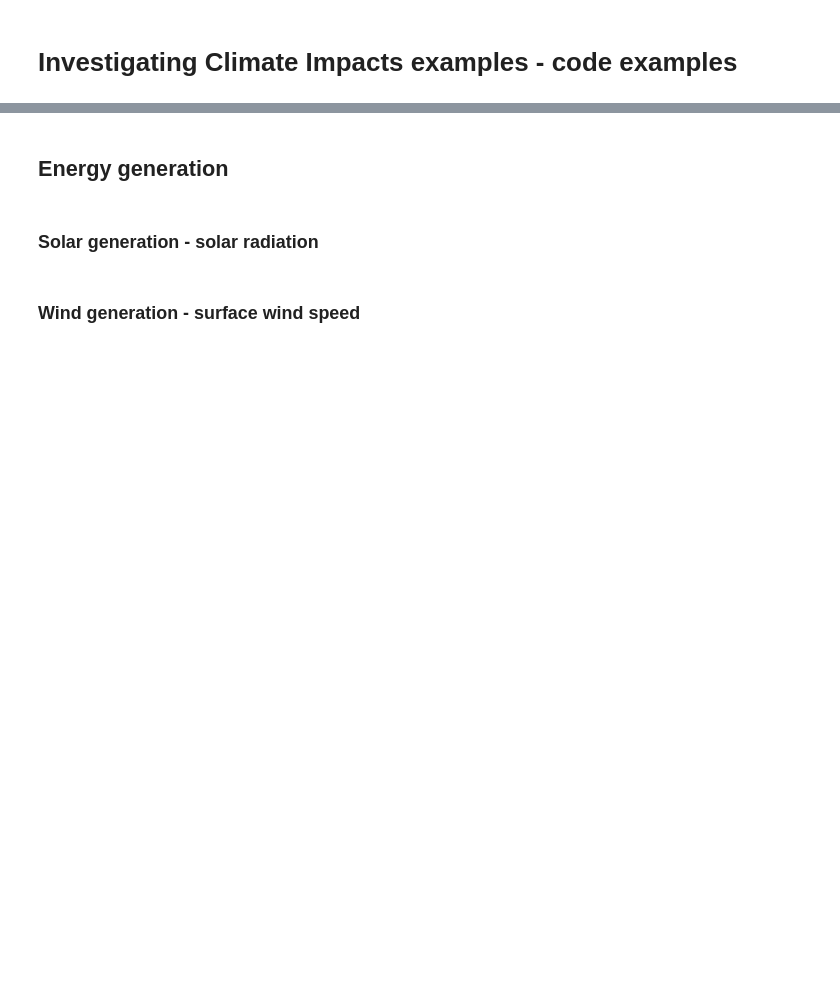
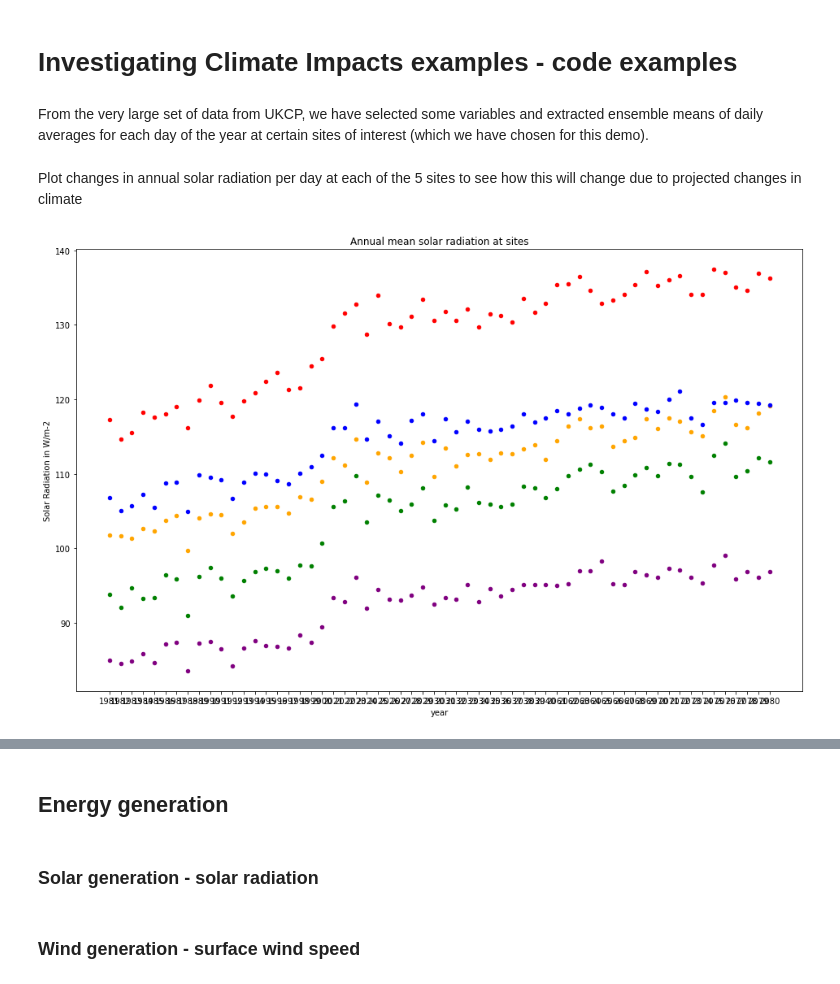
Before and after one commit to informatics-lab/UsingClimateData, a Jupyter notebook: 03_climate_change_impact_examples.ipynb, the cells around one changed output, grey strips where cells are left out. Saved outputs shown, nothing was run; the diff lists cells and outputs as text; code cells hidden in the pictures; blank space fills up the shorter version.

```diff
--- a/03_climate_change_impact_examples.ipynb
+++ b/03_climate_change_impact_examples.ipynb
@@ -2,0 +14,42 @@
+# %%
+site_plot_colours = {'cambridge': 'red', 'exeter': 'orange', 'manchester': 'green', 'newcastle': 'blue', 'edinburgh': 'purple'}
+site_list = list(site_plot_colours.keys())
+var_list = ['rss', 'sfcWind', 'tasmax', 'tasmin']
+era_range_list = {'era1': (1981,2000),
+                  'era2': (2021, 2040),
+                  'era3': (2061, 2080),
+                 }
+data_type = 'ensm' # abbreviation of ensemble mean
+[calendar.month_name[ix1] for ix1 in range(1,13)]=
+# %%
+fname_template = '{var}_{site}_ensm_{era}.csv'
+# %%
+ensm_datasets = {}
+# %% [markdown]
+From the very large set of data from UKCP, we have selected some variables and extracted ensemble means of daily averages for each day of the year at certain sites of interest (which we have chosen for this demo).
+# %%
+for site in site_list:
+    for var in var_list:
+        for era_name, era_range in era_range_list.items():
+            df1 = pandas.read_csv(pathlib.Path(data_root_dir) / fname_template.format(var=var,
+                                                          site=site,
+                                                          era=era_name,
+                                                         ))
+            df1['month'] = (((df1.index // 30) - 1) % 12) +1
+            df1['season'] = (df1.index // 30) // 3
+            ensm_datasets[(site,var,era_name)] = df1.drop('Unnamed: 0',axis=1)
+# %% [markdown]
+Plot changes in annual solar radiation per day at each of the 5 sites to see how this will change due to projected changes in climate
+# %%
+rss_annual_means = pandas.DataFrame(
+    {site: pandas.concat([ensm_datasets[site,'rss',era_name].drop(['month','season'],axis=1).transpose().mean(axis=1) for era_name in era_range_list.keys()])
+ for site in site_list}
+)
+rss_annual_means['year'] = rss_annual_means.index
+fig_annual_mean_rss = matplotlib.pyplot.figure(f'rss_annual_mean', figsize=(16,10))
+ax_annual_mean_rss = fig_annual_mean_rss.add_subplot(1,1,1, title='Annual mean solar radiation at sites')
+for site in site_list:
+    rss_annual_means.plot.scatter(x='year', y=site, c=site_plot_colours[site], ax=ax_annual_mean_rss, xlabel='solar')
+_ = ax_annual_mean_rss.set_ylabel('Solar Radiation in W/m-2')
+# %% [output]
+[figure, added]
```
Also changed, not shown: parts of 6 cells of this notebook.
